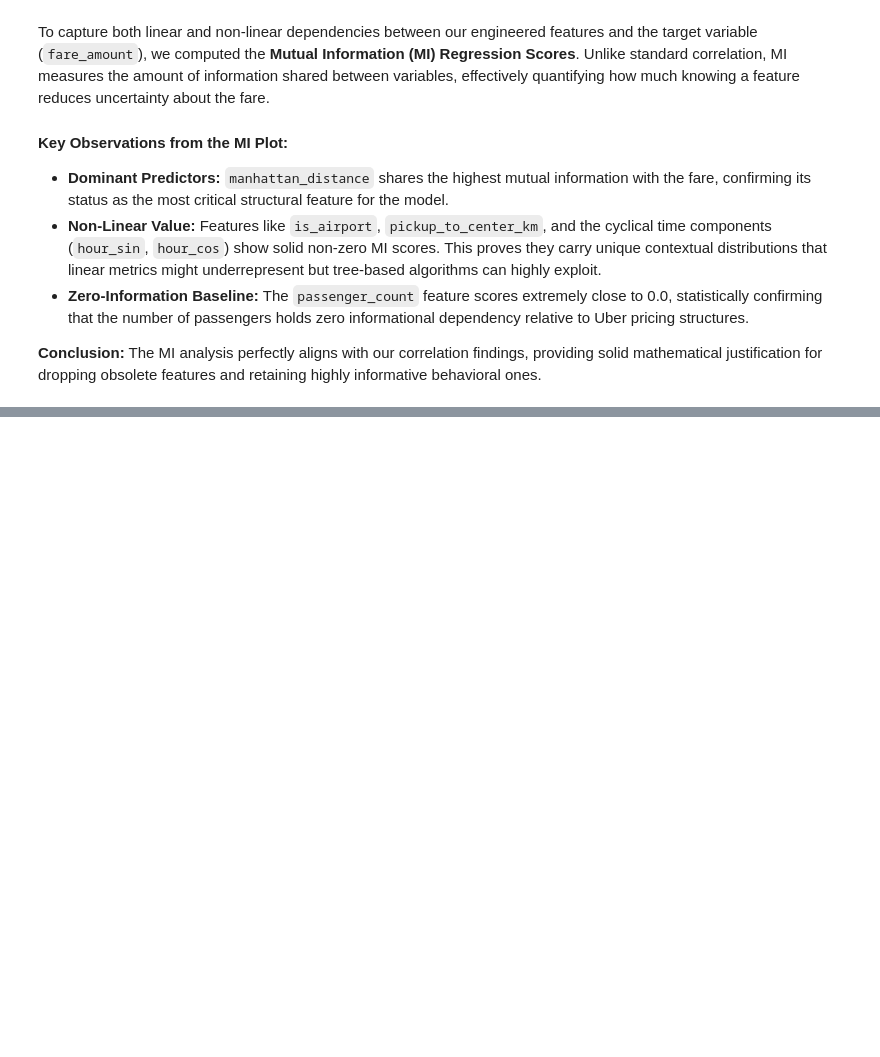
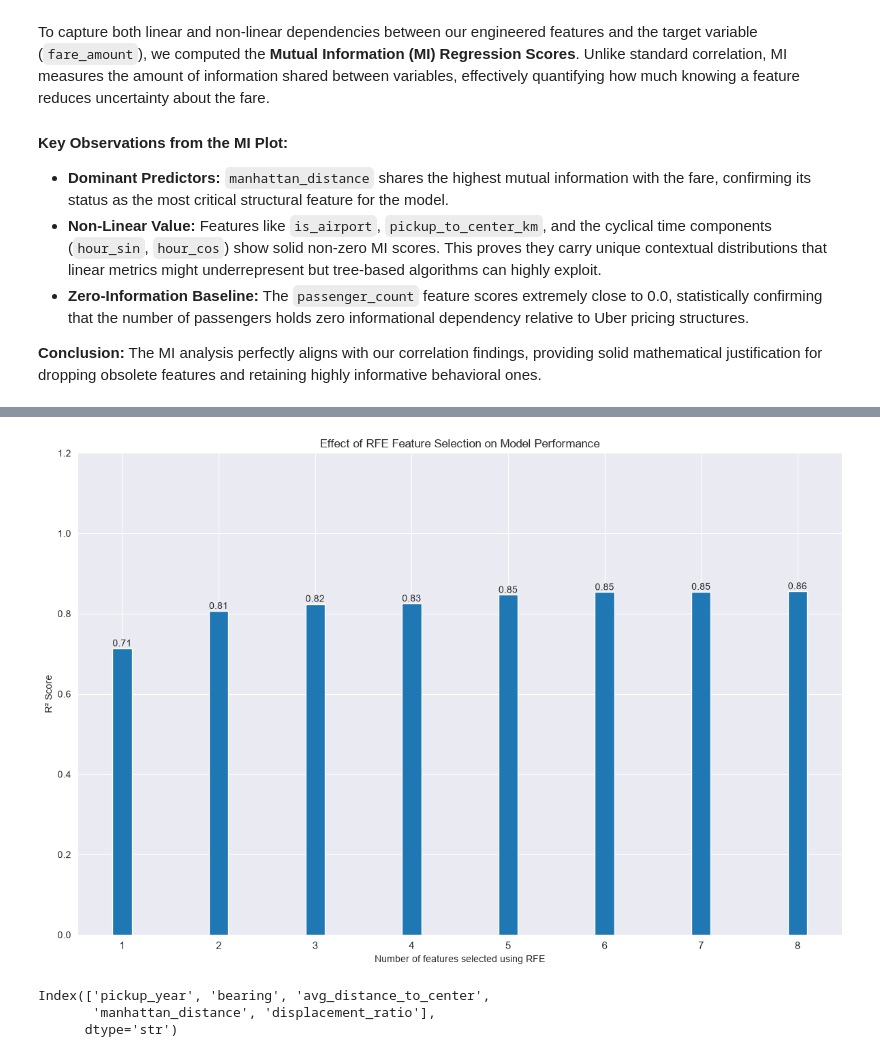
Before and after one commit to mariemmohie4-coder/Uber-Fare-Prediction-ML, a Jupyter notebook: notebooks/Feature_selection.ipynb, the cells around one changed output, grey strips where cells are left out. Drawn from its saved outputs; the diff is of its cells as text; code cells hidden in the pictures; blank space fills up the shorter version.

```diff
--- a/notebooks/Feature_selection.ipynb
+++ b/notebooks/Feature_selection.ipynb
@@ -128,0 +184,2 @@ To capture both linear and non-linear dependencies between our engineered featur
+# %%
+X_train_v2, X_test_v2, y_train_v2, y_test_v2 = X_train.copy(), X_test.copy(), y_train.copy(), y_test.copy()
@@ -128,0 +214,40 @@ To capture both linear and non-linear dependencies between our engineered featur
+# %%
+fig, ax = plt.subplots(figsize=(12, 8))
+
+x = np.arange(1, len(X.columns) + 1)
+y = r2_scores
+
+ax.bar(x, y, width=0.2)
+
+ax.set_xlabel('Number of features selected using RFE')
+ax.set_ylabel('R² Score')
+ax.set_title('Effect of RFE Feature Selection on Model Performance')
+
+ax.set_ylim(0, 1.2)
+
+ax.set_xticks(x)
+ax.set_xticklabels(x, fontsize=11)
+
+for i, v in enumerate(y):
+    ax.text(i + 1, v, f"{v:.2f}", ha='center', va='bottom')
+
+plt.tight_layout()
+plt.show()
+# %% [output]
+[figure, added]
+# %%
+selector = RFE(
+    estimator=DecisionTreeRegressor(random_state=42),
+    n_features_to_select=5,
+    step=1
+)
+
+selector.fit(X_train_v1, y_train_v1)
+
+selected_features = X_train_v1.columns[selector.support_]
+
+print(selected_features)
+# %% [output]
+Index(['pickup_year', 'bearing', 'avg_distance_to_center',
+       'manhattan_distance', 'displacement_ratio'],
+      dtype='str')
```
Also changed, not shown: parts of 25 cells of this notebook, 1 other file.
